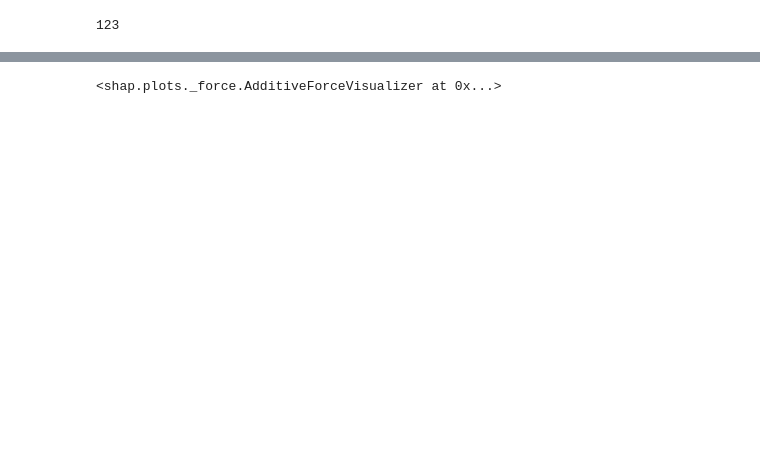
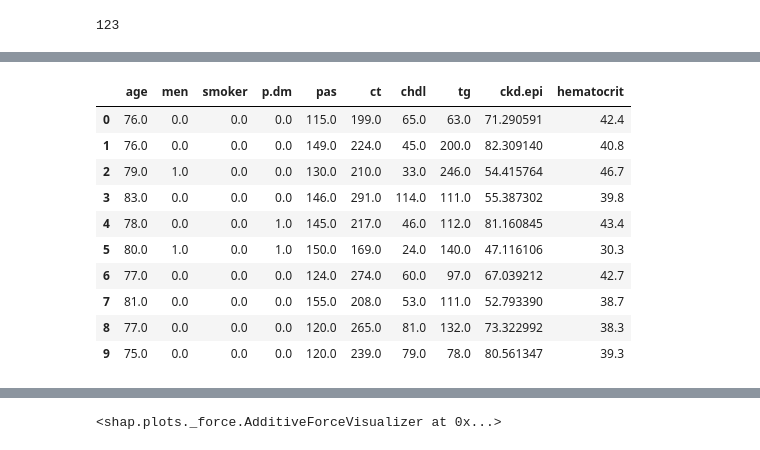
Before and after one commit to erictora/XHAP, a Jupyter notebook: models/Cox-XGB.ipynb, the cells around one changed output, grey strips where cells are left out. Saved outputs shown, nothing was run; the diff lists cells and outputs as text; code cells hidden in the pictures; blank space fills up the shorter version.

```diff
--- a/models/Cox-XGB.ipynb
+++ b/models/Cox-XGB.ipynb
@@ -201,0 +201,14 @@ plt.colorbar()
+# %%
+X[0:10]
+# %% [output]
+|  | age | men | smoker | p.dm | pas | ct | chdl | tg | ckd.epi | hematocrit |
+| 0 | 76.0 | 0.0 | 0.0 | 0.0 | 115.0 | 199.0 | 65.0 | 63.0 | 71.290591 | 42.4 |
+| 1 | 76.0 | 0.0 | 0.0 | 0.0 | 149.0 | 224.0 | 45.0 | 200.0 | 82.309140 | 40.8 |
+| 2 | 79.0 | 1.0 | 0.0 | 0.0 | 130.0 | 210.0 | 33.0 | 246.0 | 54.415764 | 46.7 |
+| 3 | 83.0 | 0.0 | 0.0 | 0.0 | 146.0 | 291.0 | 114.0 | 111.0 | 55.387302 | 39.8 |
+| 4 | 78.0 | 0.0 | 0.0 | 1.0 | 145.0 | 217.0 | 46.0 | 112.0 | 81.160845 | 43.4 |
+| 5 | 80.0 | 1.0 | 0.0 | 1.0 | 150.0 | 169.0 | 24.0 | 140.0 | 47.116106 | 30.3 |
+| 6 | 77.0 | 0.0 | 0.0 | 0.0 | 124.0 | 274.0 | 60.0 | 97.0 | 67.039212 | 42.7 |
+| 7 | 81.0 | 0.0 | 0.0 | 0.0 | 155.0 | 208.0 | 53.0 | 111.0 | 52.793390 | 38.7 |
+| 8 | 77.0 | 0.0 | 0.0 | 0.0 | 120.0 | 265.0 | 81.0 | 132.0 | 73.322992 | 38.3 |
+| 9 | 75.0 | 0.0 | 0.0 | 0.0 | 120.0 | 239.0 | 79.0 | 78.0 | 80.561347 | 39.3 |
```
Also changed, not shown: parts of 12 cells of this notebook.
